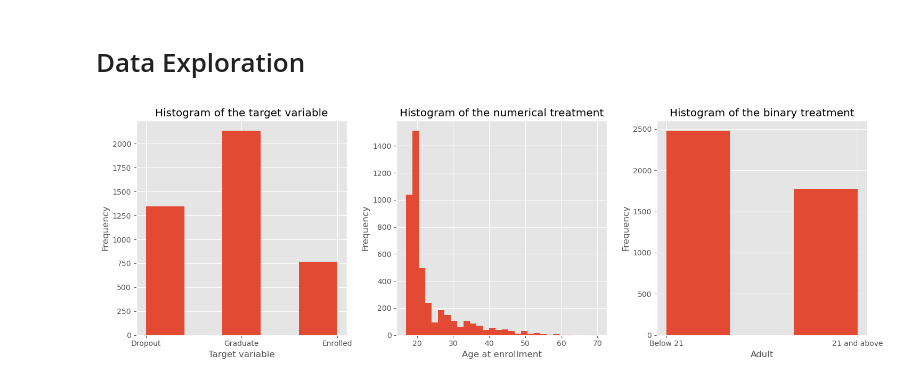
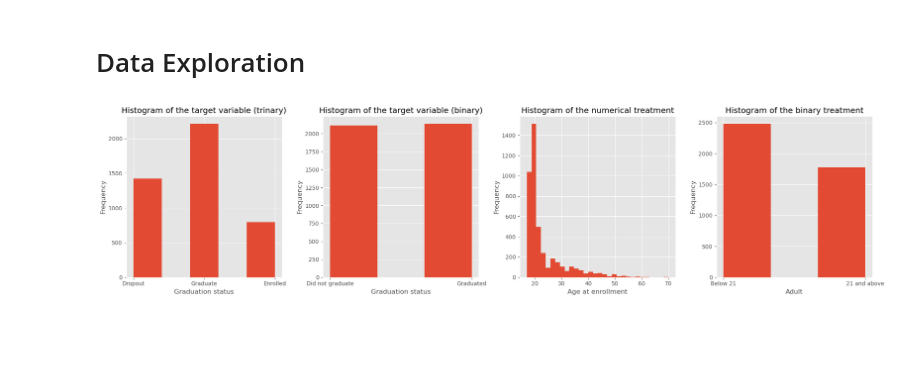
Before and after one commit to GurKeinan/Causal-Inference-Project-Effect-of-Age-on-Graduating, a Jupyter notebook: code/data_exploration.ipynb, the cells around one changed output. Drawn from its saved outputs; the diff is of its cells as text; code cells hidden in the pictures; blank space fills up the shorter version.

Commit message:
added to data exploration the trinary target

```diff
--- a/code/data_exploration.ipynb
+++ b/code/data_exploration.ipynb
@@ -8,46 +8,58 @@ import numpy as np
 # set matplotlib style
 plt.style.use('ggplot')
 # %%
+
 raw_data_df = pd.read_csv('data/raw_data.csv')
 processed_data_df = pd.read_csv('data/processed_data.csv')
 
+PREPROCESSED_TARGET_NAME = 'Target'
 TARGET_VARIABLE_NAME = 'Target'
 NUMERIC_TREATMENT_NAME = 'Age at enrollment'
 BINARY_TREATMENT_NAME = 'Adult'
 
-# plot 3 graphs side by side
+# plot 4 graphs side by side
+# The first is the histogram of the target variable from the raw data
 # The first is the histogram of the target variable from the processed data
 # The second is the histogram of the numerical treatment from the raw data
 # The third is the histogram of the binary treatment from the processed data
 
-fig, axs = plt.subplots(1, 3, figsize=(15, 5))
+fig, axs = plt.subplots(1, 4, figsize=(20, 5))
+
+# plot the histogram of the target variable from the raw data
+axs[0].hist(raw_data_df[TARGET_VARIABLE_NAME], bins=5)
+axs[0].set_title('Histogram of the target variable (trinary)')
+axs[0].set_xlabel('Graduation status')
+axs[0].set_ylabel('Frequency')
 
 # plot the histogram of the target variable from the processed data
-axs[0].hist(processed_data_df[TARGET_VARIABLE_NAME], bins=5)
-axs[0].set_title('Histogram of the target variable')
-axs[0].set_xlabel('Target variable')
-axs[0].set_ylabel('Frequency')
+# The category of 0 should be renamed to 'Did not graduate' and the category of 1 should be renamed to 'Graduated'
+axs[1].hist(processed_data_df[TARGET_VARIABLE_NAME], bins=3)
+axs[1].set_title('Histogram of the target variable (binary)')
+axs[1].set_xlabel('Graduation status')
+axs[1].set_ylabel('Frequency')
+axs[1].set_xticks([0, 1])
+axs[1].set_xticklabels(['Did not graduate', 'Graduated'])
 
 # plot the histogram of the numerical treatment from the raw data
-axs[1].hist(raw_data_df[NUMERIC_TREATMENT_NAME], bins=30)
-axs[1].set_title('Histogram of the numerical treatment')
-axs[1].set_xlabel('Age at enrollment')
-axs[1].set_ylabel('Frequency')
+axs[2].hist(raw_data_df[NUMERIC_TREATMENT_NAME], bins=30)
+axs[2].set_title('Histogram of the numerical treatment')
+axs[2].set_xlabel('Age at enrollment')
+axs[2].set_ylabel('Frequency')
 
 # plot the histogram of the binary treatment from the processed data.
 # The category of 0 should be renamed to ' Below 21' and the category of 1 should be renamed to '21 and above'
-axs[2].hist(processed_data_df[BINARY_TREATMENT_NAME], bins=3)
-axs[2].set_title('Histogram of the binary treatment')
-axs[2].set_xlabel('Adult')
-axs[2].set_ylabel('Frequency')
-axs[2].set_xticks([0, 1])
-axs[2].set_xticklabels(['Below 21', '21 and above'])
+axs[3].hist(processed_data_df[BINARY_TREATMENT_NAME], bins=3)
+axs[3].set_title('Histogram of the binary treatment')
+axs[3].set_xlabel('Adult')
+axs[3].set_ylabel('Frequency')
+axs[3].set_xticks([0, 1])
+axs[3].set_xticklabels(['Below 21', '21 and above'])
 
 # save the plot
 PLOTS_DIR = '/Users/gurkeinan/semester6/Causal-Inference/Project/plots'
 plt.savefig(f'{PLOTS_DIR}/target_and_treatments_histograms')
 
 plt.tight_layout()
 plt.show()
 # %% [output]
-[figure, old version]
+[figure, new version]
```
Also changed, not shown: 2 other files.
